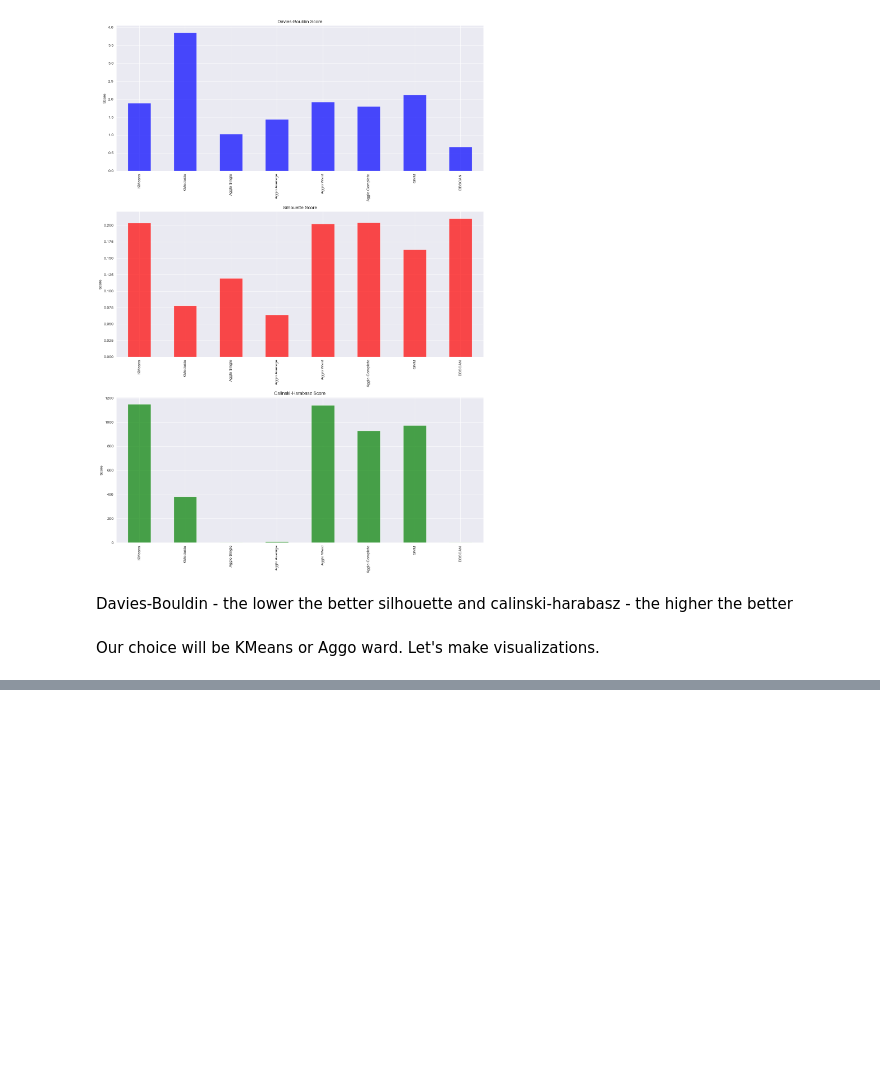
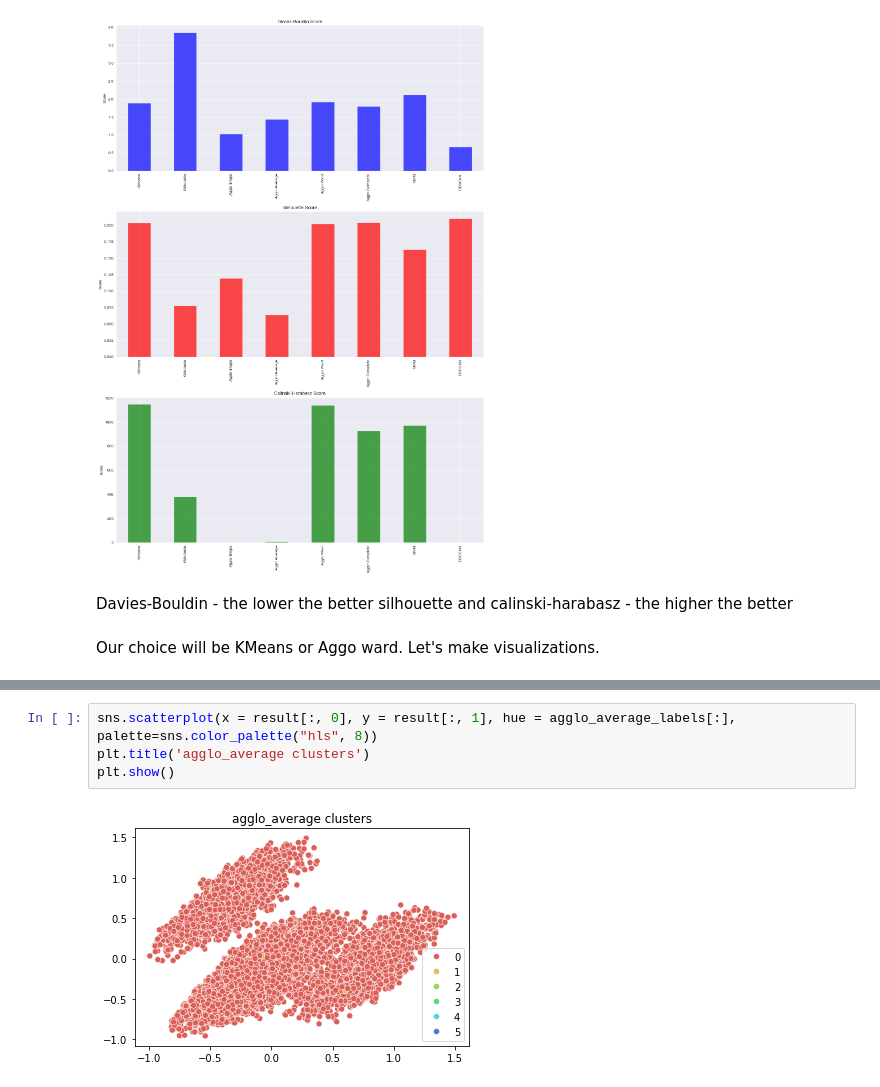
Before and after one commit to annaostrowska03/Soccer-Players-Clustering, a Jupyter notebook: final/final.ipynb, the cells around one changed output, grey strips where cells are left out. Drawn from its saved outputs; the diff is of its cells as text; blank space fills up the shorter version.

```diff
--- a/final/final.ipynb
+++ b/final/final.ipynb
@@ -630,0 +649,6 @@ Our choice will be KMeans or Aggo ward. Let's make visualizations.
+# %%
+sns.scatterplot(x = result[:, 0], y = result[:, 1], hue = agglo_average_labels[:], palette=sns.color_palette("hls", 8))
+plt.title('agglo_average clusters')
+plt.show()
+# %% [output]
+[figure, added]
```
Also changed, not shown: parts of 13 cells of this notebook.
